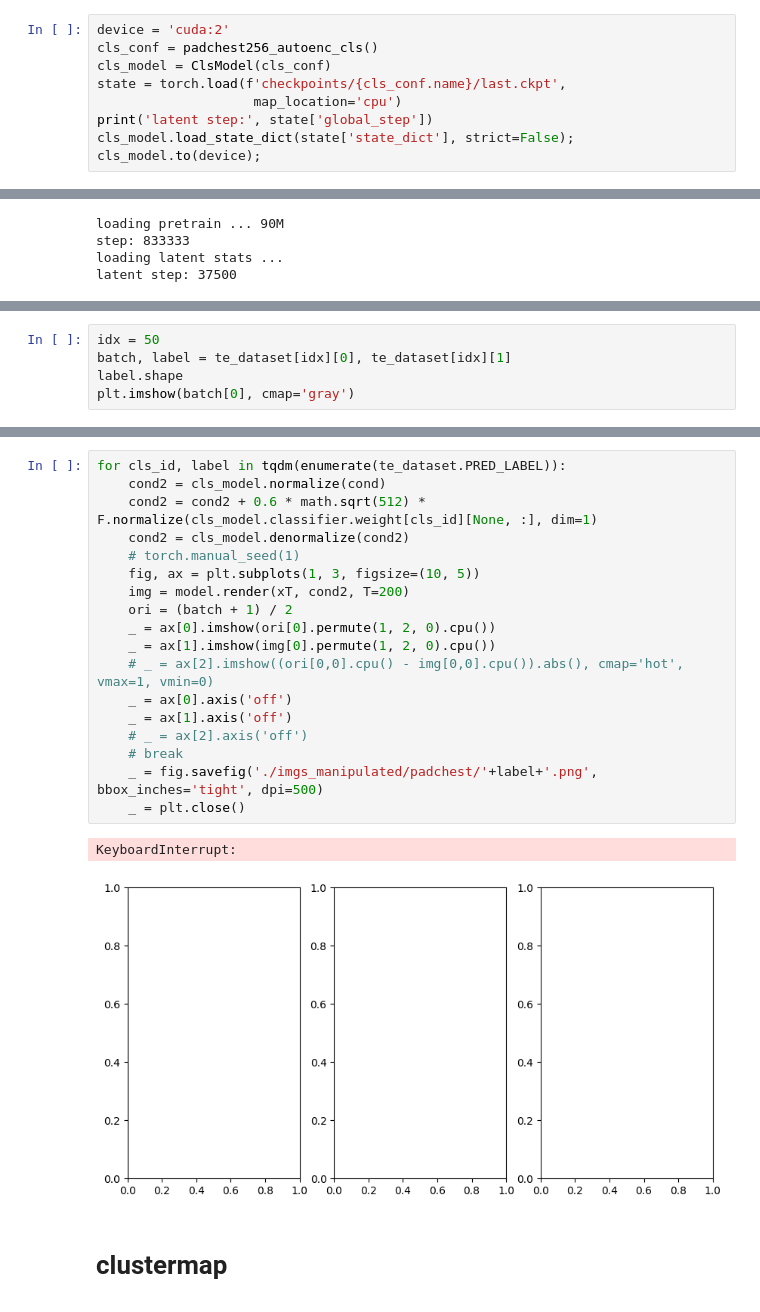
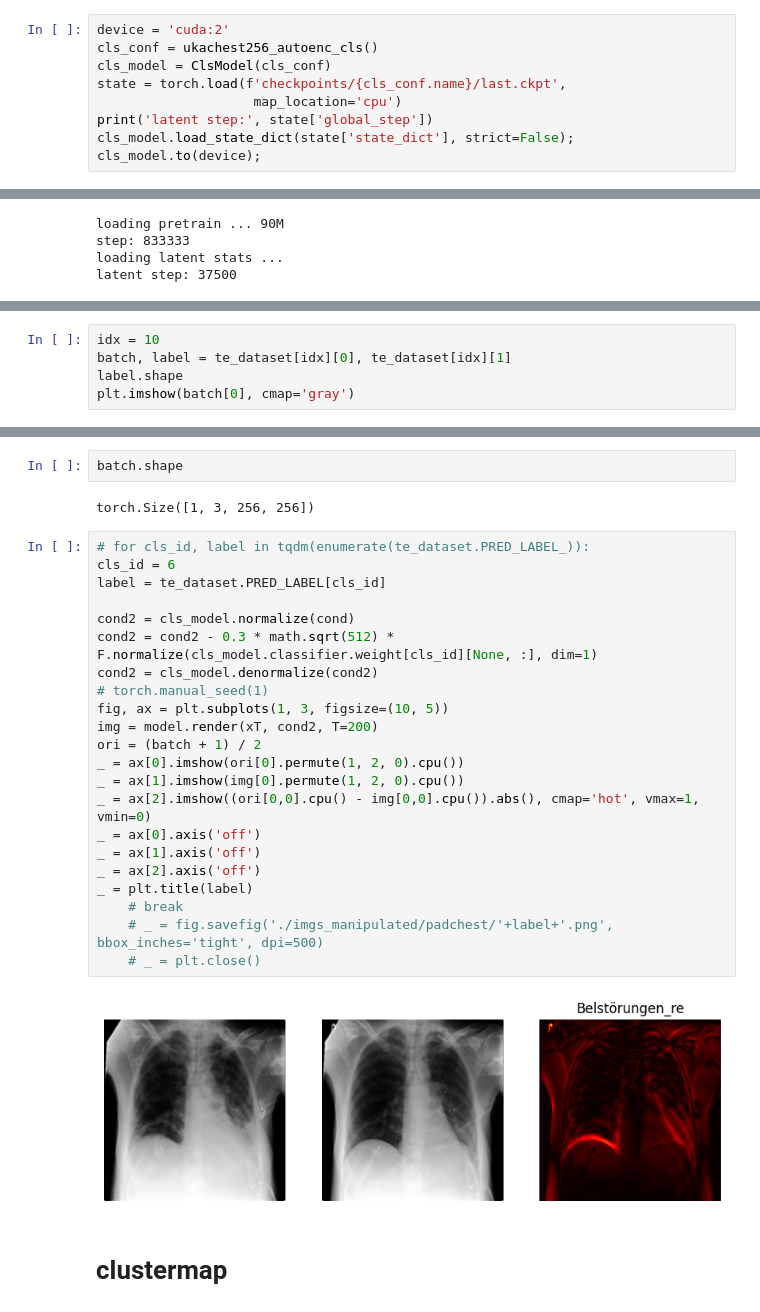
Before and after one commit to peterhan91/diffae_med, a Jupyter notebook: manipulate_padchest.ipynb, the cells around one changed output, grey strips where cells are left out. Drawn from its saved outputs; the diff is of its cells as text.

```diff
--- a/manipulate_padchest.ipynb
+++ b/manipulate_padchest.ipynb
@@ -146,6 +179,6 @@ Model params: 160.69 M
 # %%
 device = 'cuda:2'
-cls_conf = padchest256_autoenc_cls()
+cls_conf = ukachest256_autoenc_cls()
 cls_model = ClsModel(cls_conf)
 state = torch.load(f'checkpoints/{cls_conf.name}/last.ckpt',
                     map_location='cpu')
@@ -201,5 +293,5 @@ te_dataset = PatchDataset(path_to_images='../padchest/test',
 # %%
-idx = 50
+idx = 10
 batch, label = te_dataset[idx][0], te_dataset[idx][1]
 label.shape
 plt.imshow(batch[0], cmap='gray')
@@ -225,24 +319,31 @@ Clipping input data to the valid range for imshow with RGB data ([0..1] for floa
+# %%
+batch.shape
+# %% [output]
+torch.Size([1, 3, 256, 256])
 # %%
-for cls_id, label in tqdm(enumerate(te_dataset.PRED_LABEL)):
-    cond2 = cls_model.normalize(cond)
-    cond2 = cond2 + 0.6 * math.sqrt(512) * F.normalize(cls_model.classifier.weight[cls_id][None, :], dim=1)
-    cond2 = cls_model.denormalize(cond2)
-    # torch.manual_seed(1)
-    fig, ax = plt.subplots(1, 3, figsize=(10, 5))
-    img = model.render(xT, cond2, T=200)
-    ori = (batch + 1) / 2
-    _ = ax[0].imshow(ori[0].permute(1, 2, 0).cpu())
-    _ = ax[1].imshow(img[0].permute(1, 2, 0).cpu())
-    # _ = ax[2].imshow((ori[0,0].cpu() - img[0,0].cpu()).abs(), cmap='hot', vmax=1, vmin=0)
-    _ = ax[0].axis('off')
-    _ = ax[1].axis('off')
-    # _ = ax[2].axis('off')
+# for cls_id, label in tqdm(enumerate(te_dataset.PRED_LABEL_)):
+cls_id = 6
+label = te_dataset.PRED_LABEL[cls_id]
+
+cond2 = cls_model.normalize(cond)
+cond2 = cond2 - 0.3 * math.sqrt(512) * F.normalize(cls_model.classifier.weight[cls_id][None, :], dim=1)
+cond2 = cls_model.denormalize(cond2)
+# torch.manual_seed(1)
+fig, ax = plt.subplots(1, 3, figsize=(10, 5))
+img = model.render(xT, cond2, T=200)
+ori = (batch + 1) / 2
+_ = ax[0].imshow(ori[0].permute(1, 2, 0).cpu())
+_ = ax[1].imshow(img[0].permute(1, 2, 0).cpu())
+_ = ax[2].imshow((ori[0,0].cpu() - img[0,0].cpu()).abs(), cmap='hot', vmax=1, vmin=0)
+_ = ax[0].axis('off')
+_ = ax[1].axis('off')
+_ = ax[2].axis('off')
+_ = plt.title(label)
     # break
-    _ = fig.savefig('./imgs_manipulated/padchest/'+label+'.png', bbox_inches='tight', dpi=500)
-    _ = plt.close()
+    # _ = fig.savefig('./imgs_manipulated/padchest/'+label+'.png', bbox_inches='tight', dpi=500)
+    # _ = plt.close()
 # %% [output]
-KeyboardInterrupt:
-[figure, old version]
+[figure, new version]
 # %% [markdown]
 # clustermap
 # %%
```
Also changed, not shown: parts of 10 cells of this notebook, 19 other files.
